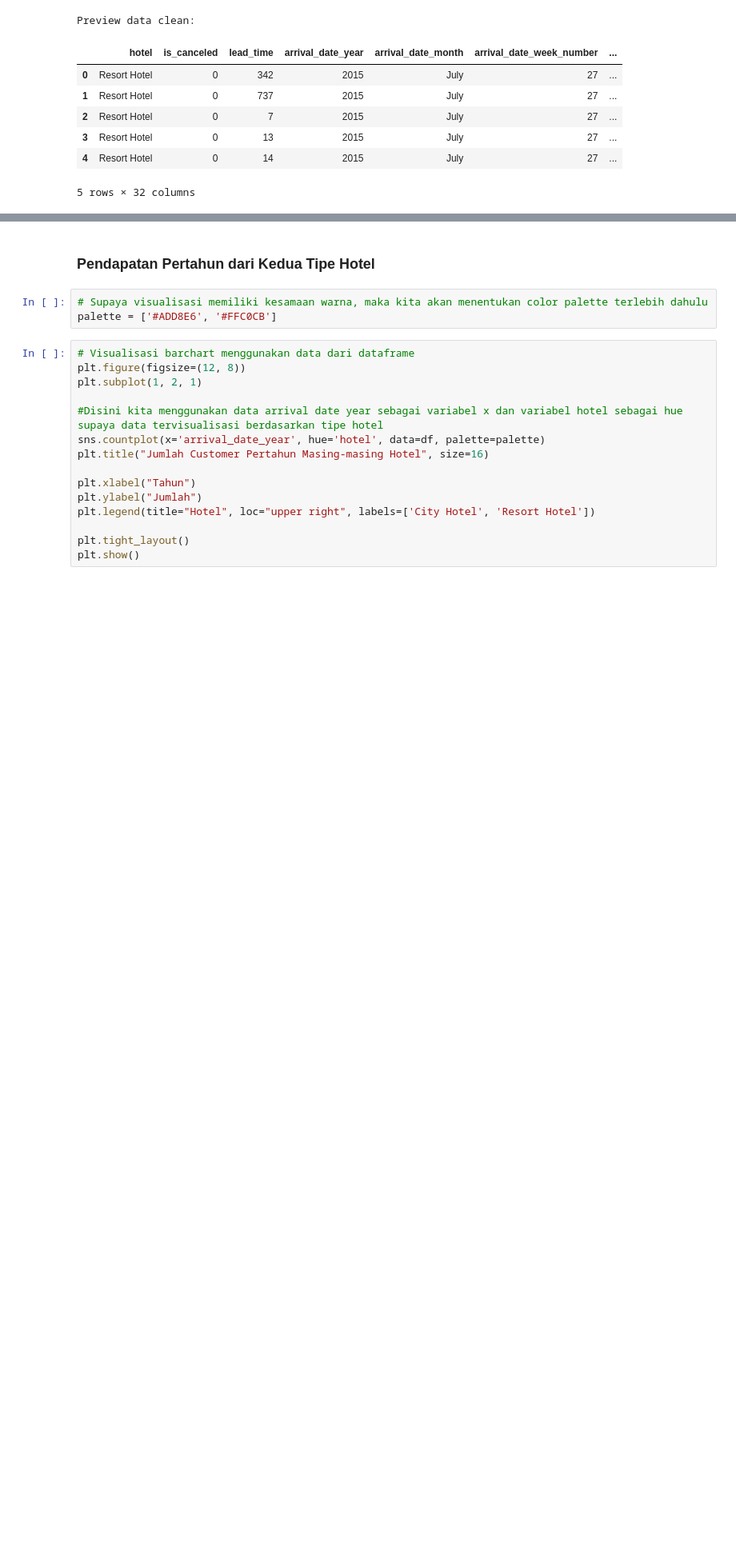
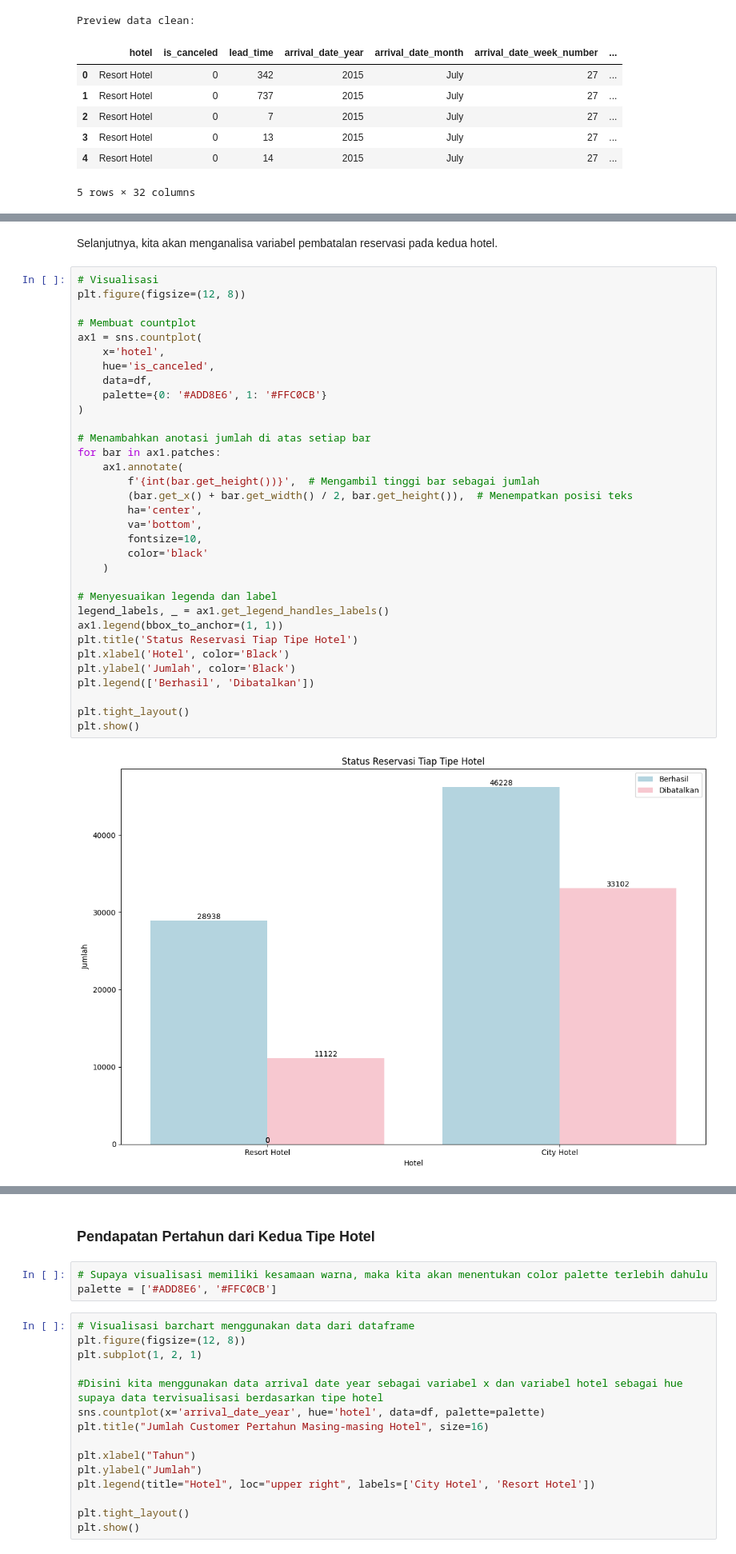
Before and after one commit to xyzaraa/hotel_analysis, a Jupyter notebook: hotel_analysis.ipynb, the cells around one changed output, grey strips where cells are left out. Shown at 80% size. Saved outputs shown, nothing was run; the diff lists cells and outputs as text; blank space fills up the shorter version.

```diff
--- a/hotel_analysis.ipynb
+++ b/hotel_analysis.ipynb
@@ -188,0 +281,37 @@ Untuk langkah pertama, kita akan melakukan analisa pendapatan dari kedua hotel.
+# %% [markdown]
+Selanjutnya, kita akan menganalisa variabel pembatalan reservasi pada kedua hotel.
+# %%
+# Visualisasi
+plt.figure(figsize=(12, 8))
+
+# Membuat countplot
+ax1 = sns.countplot(
+    x='hotel',
+    hue='is_canceled',
+    data=df,
+    palette={0: '#ADD8E6', 1: '#FFC0CB'}
+)
+
+# Menambahkan anotasi jumlah di atas setiap bar
+for bar in ax1.patches:
+    ax1.annotate(
+        f'{int(bar.get_height())}',  # Mengambil tinggi bar sebagai jumlah
+        (bar.get_x() + bar.get_width() / 2, bar.get_height()),  # Menempatkan posisi teks
+        ha='center',
+        va='bottom',
+        fontsize=10,
+        color='black'
+    )
+
+# Menyesuaikan legenda dan label
+legend_labels, _ = ax1.get_legend_handles_labels()
+ax1.legend(bbox_to_anchor=(1, 1))
+plt.title('Status Reservasi Tiap Tipe Hotel')
+plt.xlabel('Hotel', color='Black')
+plt.ylabel('Jumlah', color='Black')
+plt.legend(['Berhasil', 'Dibatalkan'])
+
+plt.tight_layout()
+plt.show()
+# %% [output]
+[figure, added]
```
Also changed, not shown: parts of 81 cells of this notebook.
